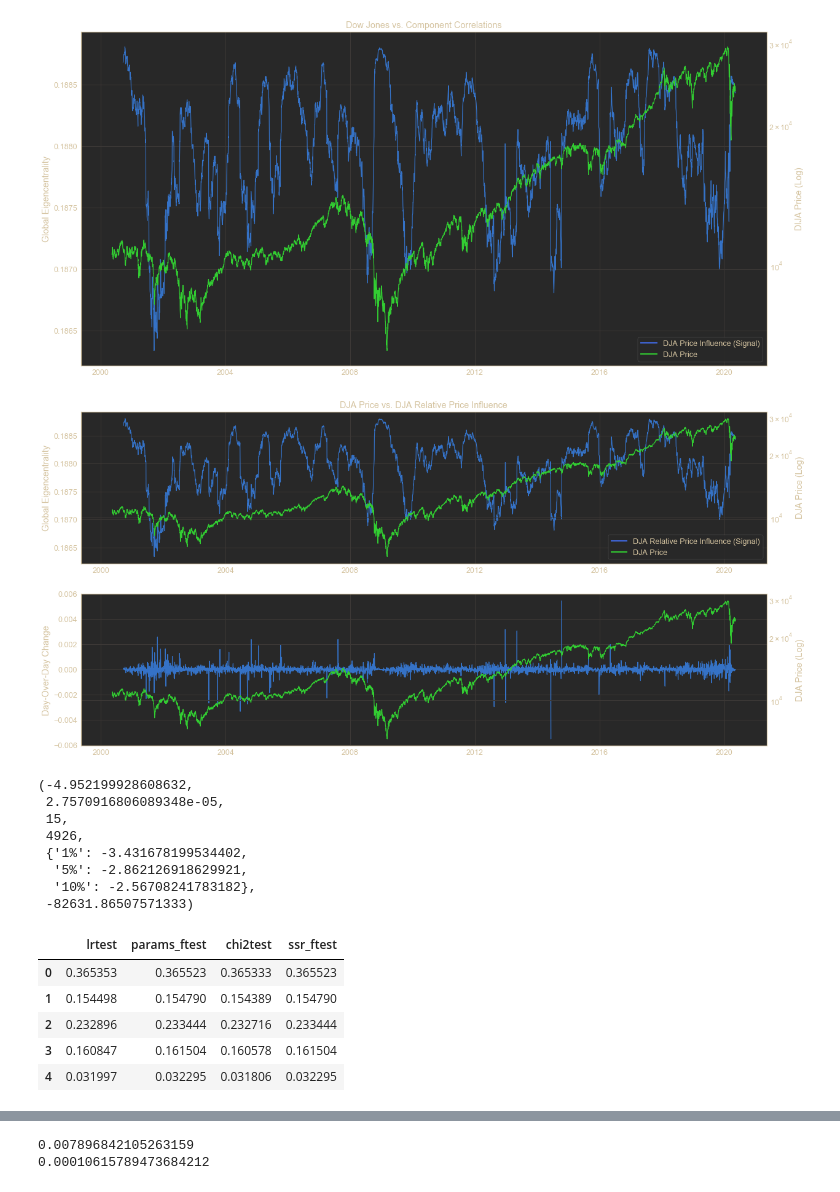
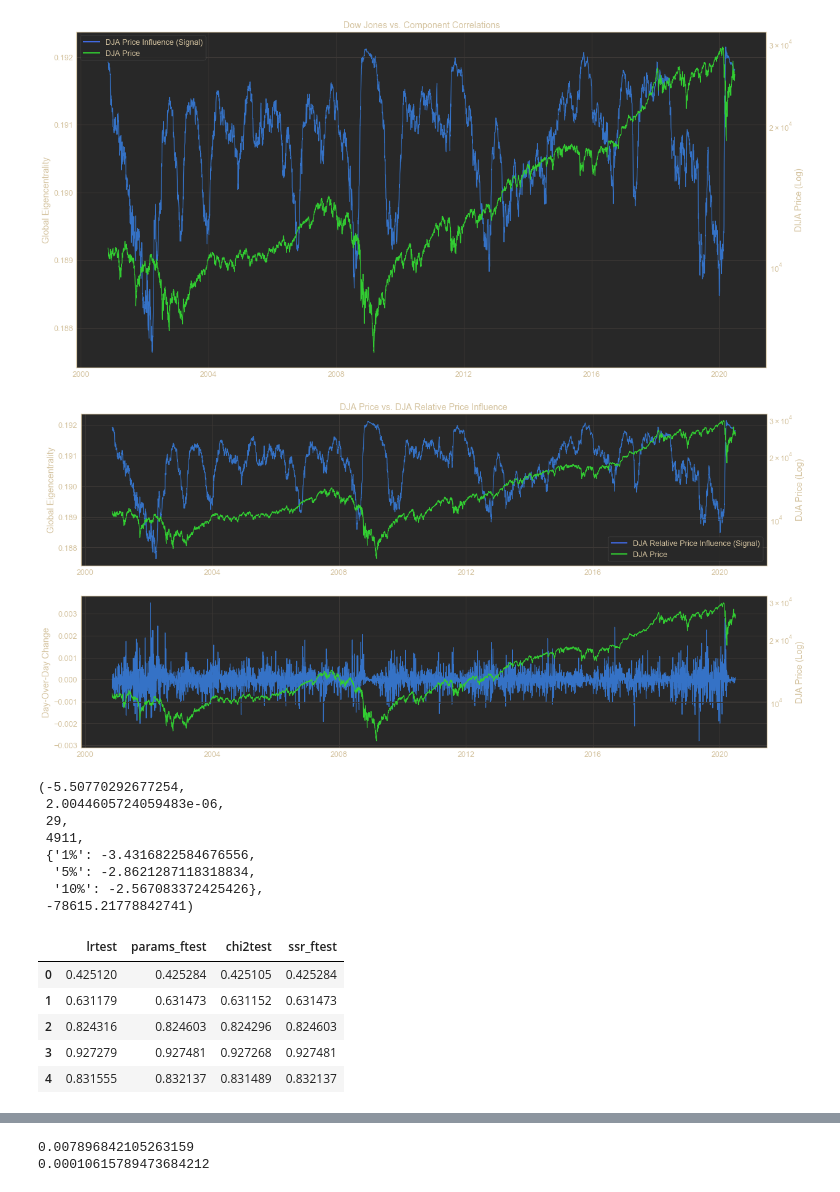
Before and after one commit to mayabenowitz/hedgepy, a Jupyter notebook: notebooks/1.1-dcor-centrality-svm.ipynb, the cells around one changed output, grey strips where cells are left out. Saved outputs shown, nothing was run; the diff lists cells and outputs as text; code cells hidden in the pictures.

Commit message:
used adj close price only, resulting in p<10^-10 and a 10% increase in accuracy

```diff
--- a/notebooks/1.1-dcor-centrality-svm.ipynb
+++ b/notebooks/1.1-dcor-centrality-svm.ipynb
@@ -62,6 +67,6 @@ from hedgepy.utils import write_series, read_series, read_data
 # %%
-# write_series(dja_series, file_name='DJA-2000-2020-rolling-90d-dcor-diff.json')
-dja_series = read_series('DJA-2000-2020-rolling-90d-dcor.json')
+# write_series(dja_series, file_name='DJA-2000-2020-adj-rolling-90d-dcor-diff.json')
+# read_series('DJA-2000-2020-adj-rolling-90d-dcor-diff.json')
 # %%
 # not sure why first df is all nans... will have to loops over dict and drop if df contains any nans
-dja_series.pop(pd.Timestamp('2000-09-18 00:00:00'))
+# dja_series.pop(pd.Timestamp('2000-09-18 00:00:00'))
@@ -87,5 +73,5 @@ dja_series.pop(pd.Timestamp('2000-09-18 00:00:00'))
 # %%
-df_dja_index = pd.read_csv('../experiments/data/raw/DJA-index/DJA-2000-2020-index.csv')
+df_dja_index = pd.read_csv('../experiments/data/raw/DJA-index/DJA-2000-2020-06-index.csv')
 df_dja_index['Date'] = pd.to_datetime(df_dja_index['Date'])
 df_dja_index.set_index('Date', inplace=True)
 df_dja_index.head()
@@ -166,42 +152,42 @@ ax.set_ylabel('Global Eigencentrality')
 ax.set_title('Dow Jones vs. Component Correlations')
 plt.legend(lines, labels)
 ax2 = ax.twinx()
-ax2.plot(df_dja_index['Close'], color='limegreen')
+ax2.plot(df_dja_index['Adj Close'], color='limegreen')
 ax2.set_ylabel('DIJA Price (Log)', fontsize=14)
 ax2.set_yscale('log')
 ax2.grid(False)
 # plt.savefig('../experiments/resources/dja-eigencent-2000-2020', bbox_inches="tight")
 # %% [output]
-[figure, old version]
+[figure, new version]
 # %%
 from matplotlib.lines import Line2D
 colors = ['royalblue', 'limegreen', 'red']
 lines = [ Line2D([0], [0], color=c, linewidth=2) for c in colors ]
 labels = ['Change in DJA Price Influence']
 labels2 = ['DJA Relative Price Influence (Signal)', 'DJA Price']
 gs = gridspec.GridSpec(2, 1, height_ratios=[1, 1])
 
 fig, ax = plt.subplots(figsize=(20,10))
 plt.subplot(gs[0])
 plt.plot(df_ec['global_eigencentrality'])
 plt.title('DJA Price vs. DJA Relative Price Influence')
 plt.ylabel('Global Eigencentrality')
 plt.legend(lines, labels2)
 ax2 = plt.twinx()
 ax2.set_ylabel('DJA Price (Log)')
-plt.plot(df_dja_index['Close'], color='limegreen')
+plt.plot(df_dja_index['Adj Close'], color='limegreen')
 ax2.set_yscale('log')
 
 plt.subplot(gs[1])
 plt.plot(df_ec['global_eigencentrality'].pct_change())
 plt.ylabel('Day-Over-Day Change')
 ax3 = plt.twinx()
 ax3.set_ylabel('DJA Price (Log)')
-plt.plot(df_dja_index['Close'], color='limegreen')
+plt.plot(df_dja_index['Adj Close'], color='limegreen')
 ax3.set_yscale('log')
 # plt.savefig('../experiments/resources/dja-eigencent-dual-2000-2020', bbox_inches="tight")
 # %% [output]
-[figure, old version]
+[figure, new version]
 # %%
 df_gtest = pd.DataFrame({'DJA': df_dja_index['Close'], 'eigen': df_ec['global_eigencentrality']})
 df_gtest.dropna(inplace=True)
@@ -215,14 +201,14 @@ gc = grangercausalitytests(df_gtest, 252, verbose=False)
 # signal is stationary with p-value = 8.6 x 10^-5
 adfuller(df_ec['global_eigencentrality'])
 # %% [output]
-(-4.952199928608632,
- 2.7570916806089348e-05,
- 15,
- 4926,
- {'1%': -3.431678199534402,
-  '5%': -2.862126918629921,
-  '10%': -2.56708241783182},
- -82631.86507571333)
+(-5.50770292677254,
+ 2.0044605724059483e-06,
+ 29,
+ 4911,
+ {'1%': -3.4316822584676556,
+  '5%': -2.8621287118318834,
+  '10%': -2.567083372425426},
+ -78615.21778842741)
 # %%
 aic_scores = []
 for lag in range(1, 252):
@@ -249,11 +235,11 @@ gtest_df = pd.DataFrame({'lrtest': p_values_lr, 'params_ftest': p_values_ft, 'ch
 gtest_df.head()
 # %% [output]
 |  | lrtest | params_ftest | chi2test | ssr_ftest |
-| 0 | 0.365353 | 0.365523 | 0.365333 | 0.365523 |
-| 1 | 0.154498 | 0.154790 | 0.154389 | 0.154790 |
-| 2 | 0.232896 | 0.233444 | 0.232716 | 0.233444 |
-| 3 | 0.160847 | 0.161504 | 0.160578 | 0.161504 |
-| 4 | 0.031997 | 0.032295 | 0.031806 | 0.032295 |
+| 0 | 0.425120 | 0.425284 | 0.425105 | 0.425284 |
+| 1 | 0.631179 | 0.631473 | 0.631152 | 0.631473 |
+| 2 | 0.824316 | 0.824603 | 0.824296 | 0.824603 |
+| 3 | 0.927279 | 0.927481 | 0.927268 | 0.927481 |
+| 4 | 0.831555 | 0.832137 | 0.831489 | 0.832137 |
 # %%
 gtest_aic_df = gtest_df.merge(aic_df, right_index=True, left_index=True)
 gtest_aic_df.head()
```
Also changed, not shown: parts of 32 cells of this notebook, 38 other files.
